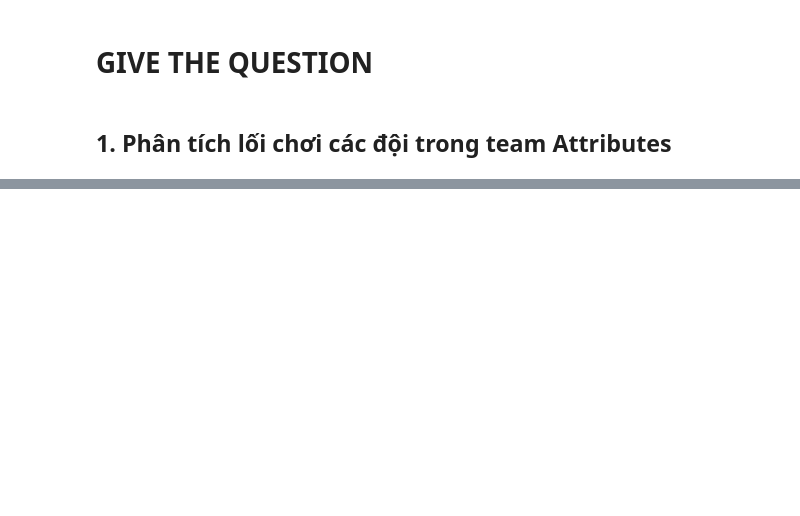
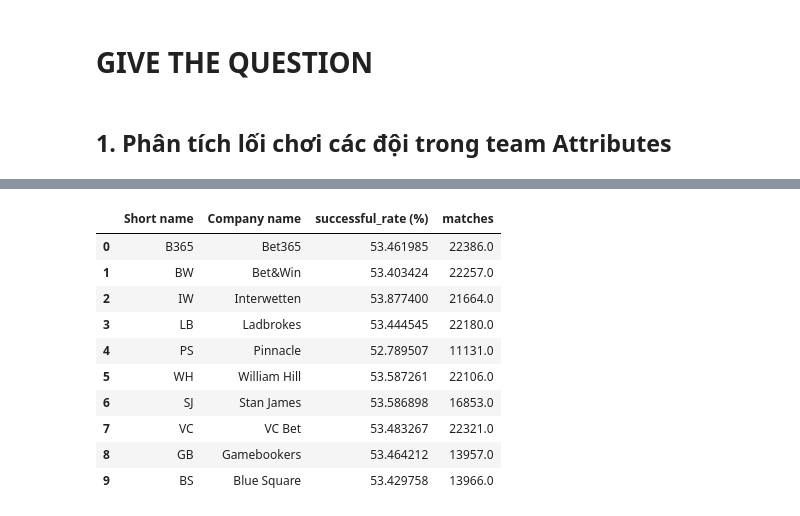
Before and after one commit to hieuhuynhcao/DSProgramming_Final, a Jupyter notebook: project.ipynb, the cells around one changed output, grey strips where cells are left out. Cells and saved outputs as stored; diff of their text form; code cells hidden in the pictures; blank space fills up the shorter version.

```diff
--- a/project.ipynb
+++ b/project.ipynb
@@ -57,0 +173,22 @@ df_match
+# %%
+companies_rates = np.array([])
+matches = np.array([])
+for item in companies['Short name']:
+    companies_rates = np.append(companies_rates, len(df_match[(df_match['result'] == df_match[item]) & (df_match[item] != -1)]) * 100 / len(df_match[df_match[item] != -1]))
+    matches = np.append(matches, len(df_match[df_match[item] != -1]))
+# %%
+companies['successful_rate (%)'] = companies_rates
+companies['matches'] = matches
+companies
+# %% [output]
+|  | Short name | Company name | successful_rate (%) | matches |
+| 0 | B365 | Bet365 | 53.461985 | 22386.0 |
+| 1 | BW | Bet&Win | 53.403424 | 22257.0 |
+| 2 | IW | Interwetten | 53.877400 | 21664.0 |
+| 3 | LB | Ladbrokes | 53.444545 | 22180.0 |
+| 4 | PS | Pinnacle | 52.789507 | 11131.0 |
+| 5 | WH | William Hill | 53.587261 | 22106.0 |
+| 6 | SJ | Stan James | 53.586898 | 16853.0 |
+| 7 | VC | VC Bet | 53.483267 | 22321.0 |
+| 8 | GB | Gamebookers | 53.464212 | 13957.0 |
+| 9 | BS | Blue Square | 53.429758 | 13966.0 |
```
Also changed, not shown: parts of 19 cells of this notebook.
